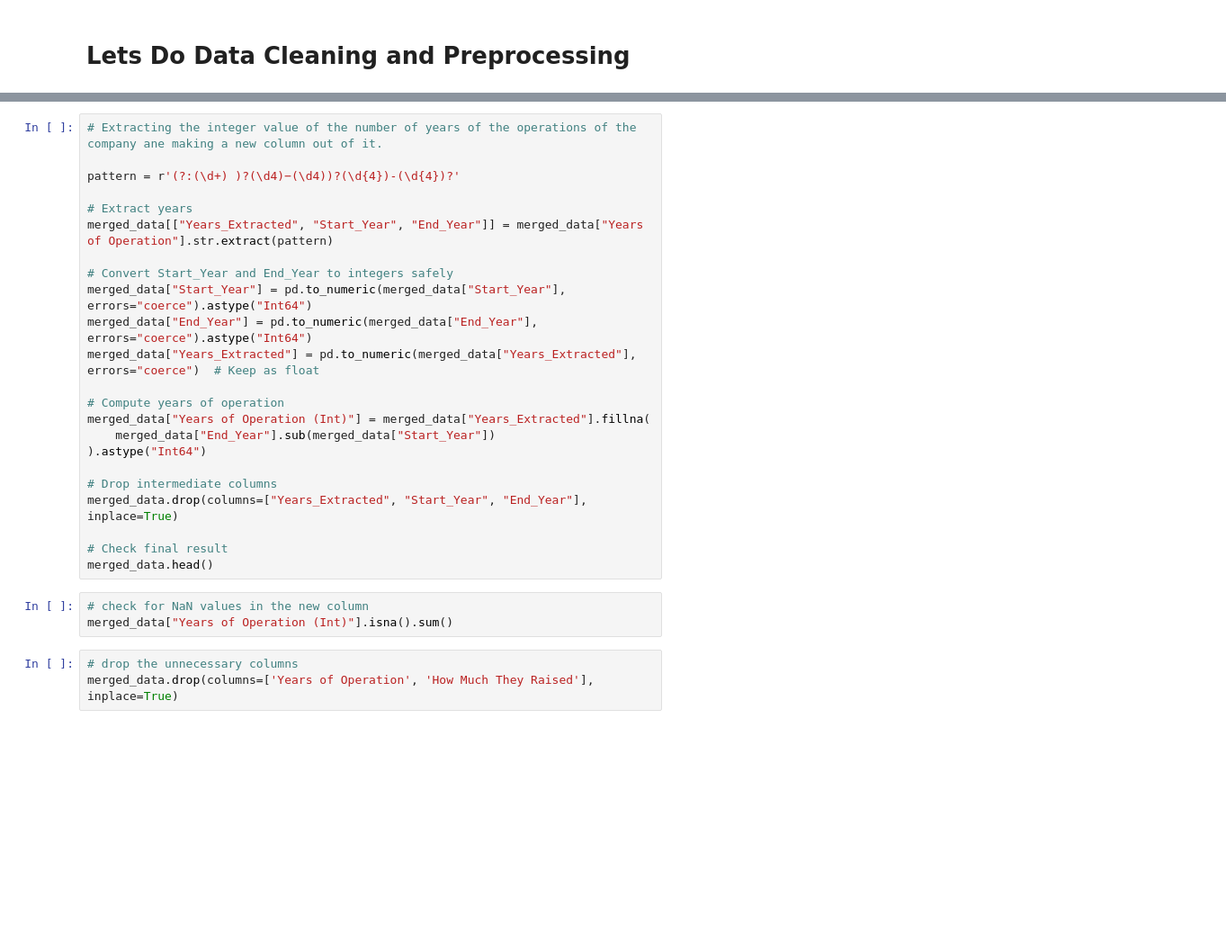
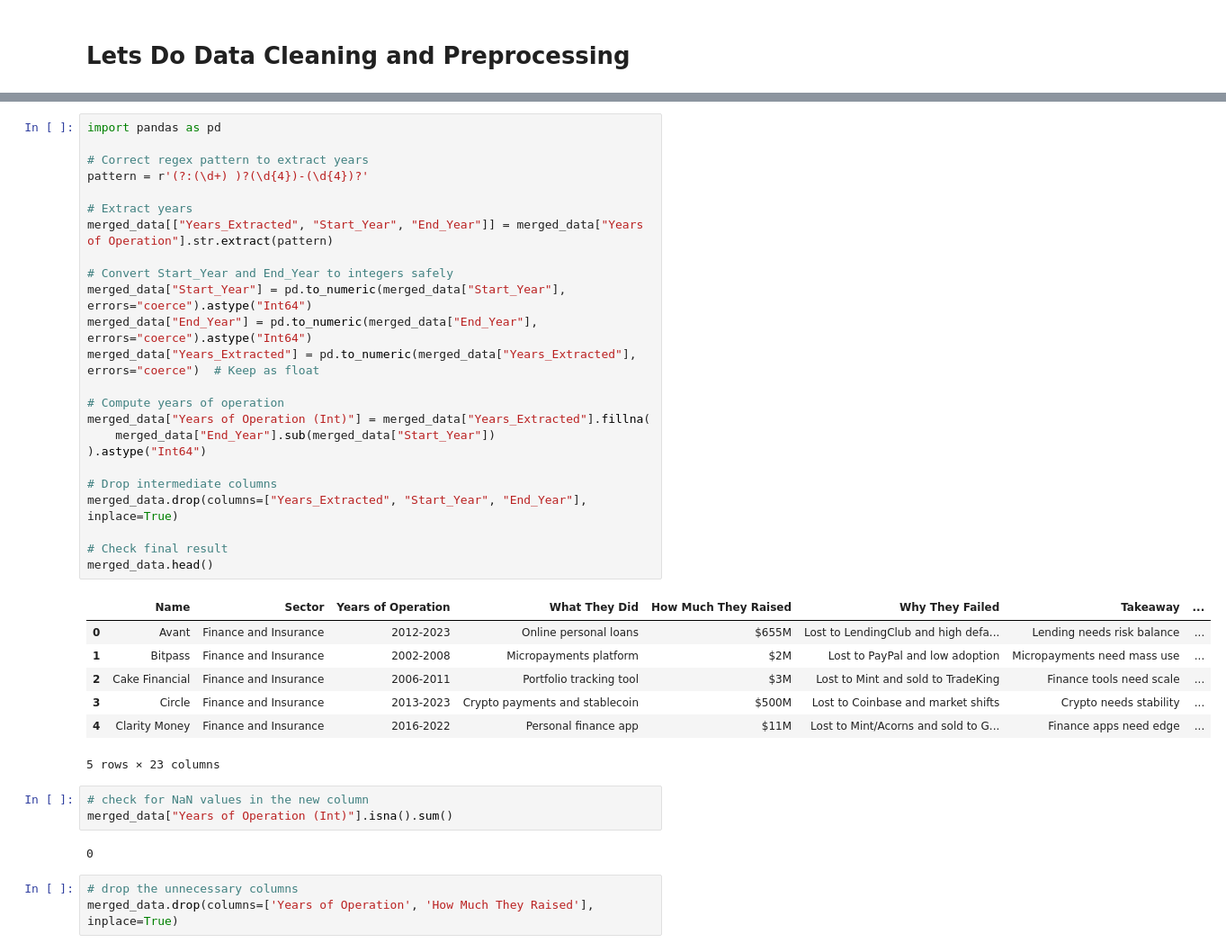
Before and after one commit to ayushsj99/StartupFailure_DA, a Jupyter notebook: StartupFailure_DA.ipynb, the cells around one changed output, grey strips where cells are left out. Shown: that part at 90% size. Drawn from its saved outputs; the diff is of its cells as text; blank space fills up the shorter version.

```diff
--- a/StartupFailure_DA.ipynb
+++ b/StartupFailure_DA.ipynb
@@ -82,29 +213,40 @@ merged_data['Years of Operation'].unique()
 # %%
-# Extracting the integer value of the number of years of the operations of the company ane making a new column out of it.
+import pandas as pd
 
-pattern = r'(?:(\d+) )?(\d4)−(\d4))?(\d{4})-(\d{4})?'
+# Correct regex pattern to extract years
+pattern = r'(?:(\d+) )?(\d{4})-(\d{4})?'
 
 # Extract years
 merged_data[["Years_Extracted", "Start_Year", "End_Year"]] = merged_data["Years of Operation"].str.extract(pattern)
 
 # Convert Start_Year and End_Year to integers safely
 merged_data["Start_Year"] = pd.to_numeric(merged_data["Start_Year"], errors="coerce").astype("Int64")
 merged_data["End_Year"] = pd.to_numeric(merged_data["End_Year"], errors="coerce").astype("Int64")
 merged_data["Years_Extracted"] = pd.to_numeric(merged_data["Years_Extracted"], errors="coerce")  # Keep as float
 
 # Compute years of operation
 merged_data["Years of Operation (Int)"] = merged_data["Years_Extracted"].fillna(
     merged_data["End_Year"].sub(merged_data["Start_Year"])
 ).astype("Int64")
 
 # Drop intermediate columns
 merged_data.drop(columns=["Years_Extracted", "Start_Year", "End_Year"], inplace=True)
 
 # Check final result
 merged_data.head()
+# %% [output]
+|  | Name | Sector | Years of Operation | What They Did | How Much They Raised | Why They Failed | Takeaway | ... |
+| 0 | Avant | Finance and Insurance | 2012-2023 | Online personal loans | $655M | Lost to LendingClub and high defa... | Lending needs risk balance | ... |
+| 1 | Bitpass | Finance and Insurance | 2002-2008 | Micropayments platform | $2M | Lost to PayPal and low adoption | Micropayments need mass use | ... |
+| 2 | Cake Financial | Finance and Insurance | 2006-2011 | Portfolio tracking tool | $3M | Lost to Mint and sold to TradeKing | Finance tools need scale | ... |
+| 3 | Circle | Finance and Insurance | 2013-2023 | Crypto payments and stablecoin | $500M | Lost to Coinbase and market shifts | Crypto needs stability | ... |
+| 4 | Clarity Money | Finance and Insurance | 2016-2022 | Personal finance app | $11M | Lost to Mint/Acorns and sold to G... | Finance apps need edge | ... |
+5 rows × 23 columns
 # %%
 # check for NaN values in the new column
 merged_data["Years of Operation (Int)"].isna().sum()
+# %% [output]
+0
 # %%
 # drop the unnecessary columns
 merged_data.drop(columns=['Years of Operation', 'How Much They Raised'], inplace=True)
```
Also changed, not shown: parts of 31 cells of this notebook.
